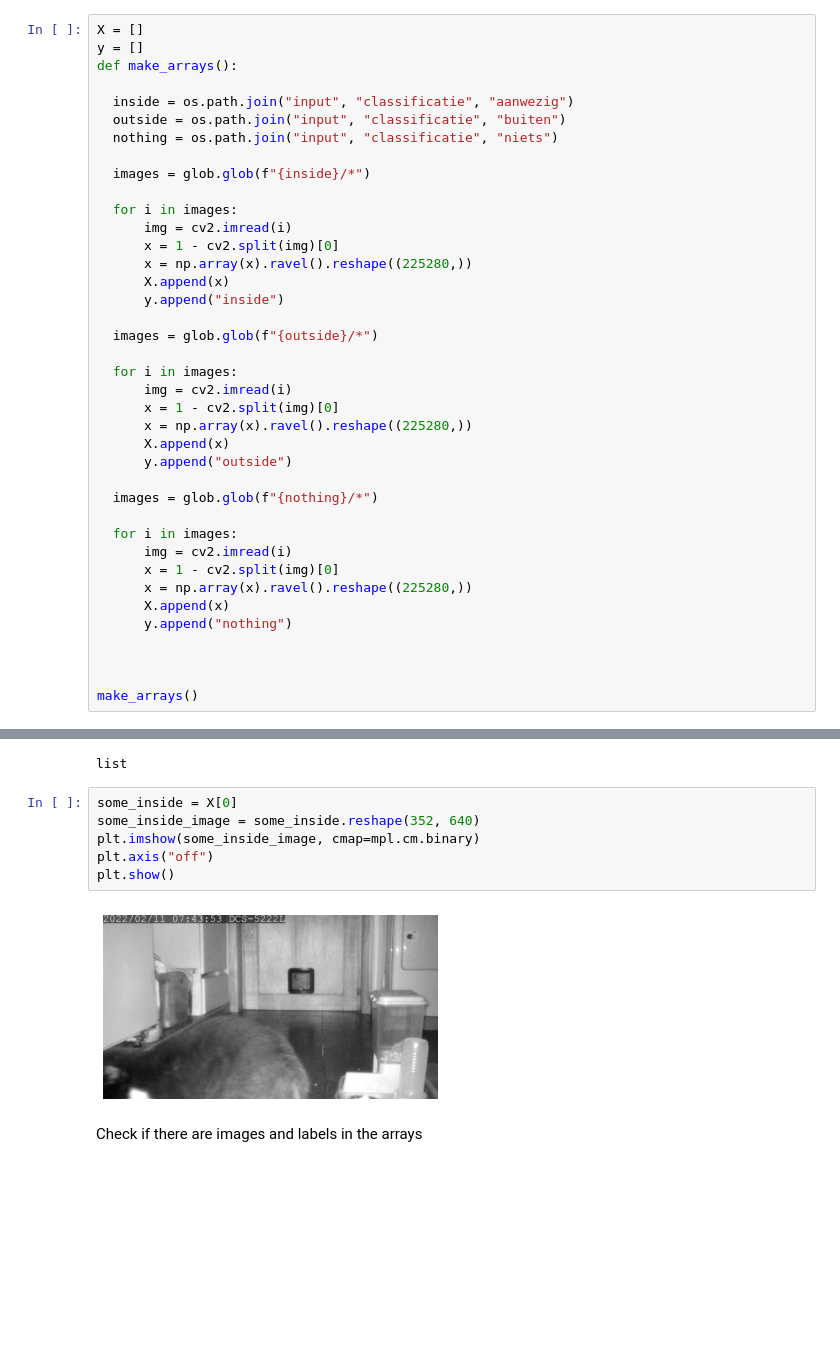
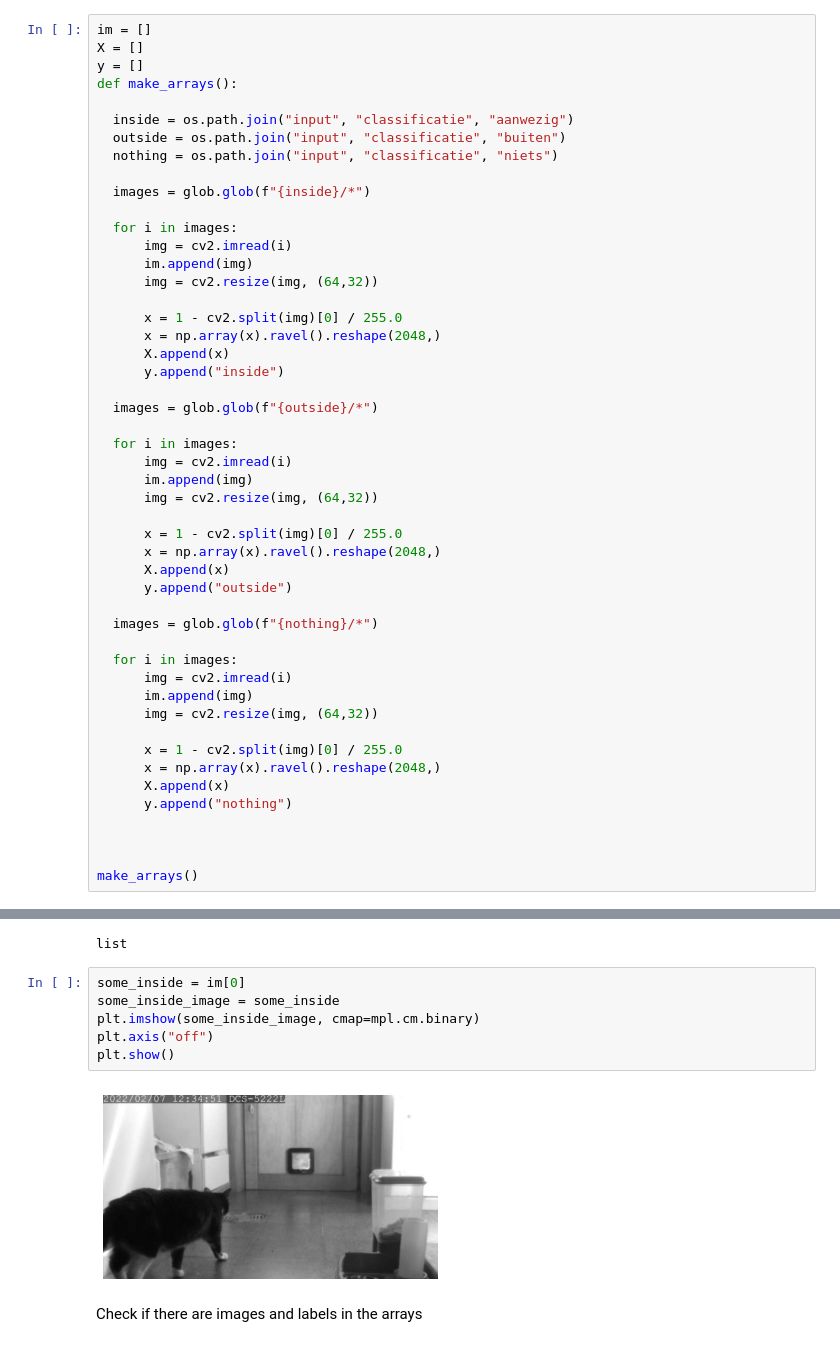
Before and after one commit to JoranVanBelle/Project-Musti, a Jupyter notebook: Multiclass Classification-SGD.ipynb, the cells around one changed output, grey strips where cells are left out. Drawn from its saved outputs; the diff is of its cells as text; blank space fills up the shorter version.

```diff
--- a/Multiclass Classification-SGD.ipynb
+++ b/Multiclass Classification-SGD.ipynb
@@ -34,6 +34,7 @@ def fetch_import_data(musti_input = url, destiation = destinationpath):
   input_tgz.extractall(path=destiation)
   input_tgz.close()
 # %%
+im = []
 X = []
 y = []
 def make_arrays():
@@ -46,8 +47,11 @@ def make_arrays():
 
   for i in images:
       img = cv2.imread(i)
-      x = 1 - cv2.split(img)[0]
-      x = np.array(x).ravel().reshape((225280,))
+      im.append(img)
+      img = cv2.resize(img, (64,32))
+
+      x = 1 - cv2.split(img)[0] / 255.0
+      x = np.array(x).ravel().reshape(2048,)
       X.append(x)
       y.append("inside")
 
@@ -55,8 +59,11 @@ def make_arrays():
 
   for i in images:
       img = cv2.imread(i)
-      x = 1 - cv2.split(img)[0]
-      x = np.array(x).ravel().reshape((225280,))
+      im.append(img)
+      img = cv2.resize(img, (64,32))
+
+      x = 1 - cv2.split(img)[0] / 255.0
+      x = np.array(x).ravel().reshape(2048,)
       X.append(x)
       y.append("outside")
 
@@ -64,8 +71,11 @@ def make_arrays():
 
   for i in images:
       img = cv2.imread(i)
-      x = 1 - cv2.split(img)[0]
-      x = np.array(x).ravel().reshape((225280,))
+      im.append(img)
+      img = cv2.resize(img, (64,32))
+
+      x = 1 - cv2.split(img)[0] / 255.0
+      x = np.array(x).ravel().reshape(2048,)
       X.append(x)
       y.append("nothing")
 
@@ -89,13 +97,13 @@ type(X)
 # %% [output]
 list
 # %%
-some_inside = X[0]
-some_inside_image = some_inside.reshape(352, 640)
+some_inside = im[0]
+some_inside_image = some_inside
 plt.imshow(some_inside_image, cmap=mpl.cm.binary)
 plt.axis("off")
 plt.show()
 # %% [output]
-[figure, old version]
+[figure, new version]
 # %% [markdown]
 Check if there are images and labels in the arrays
 # %%
```
Also changed, not shown: parts of 7 cells of this notebook, 3 other files.
